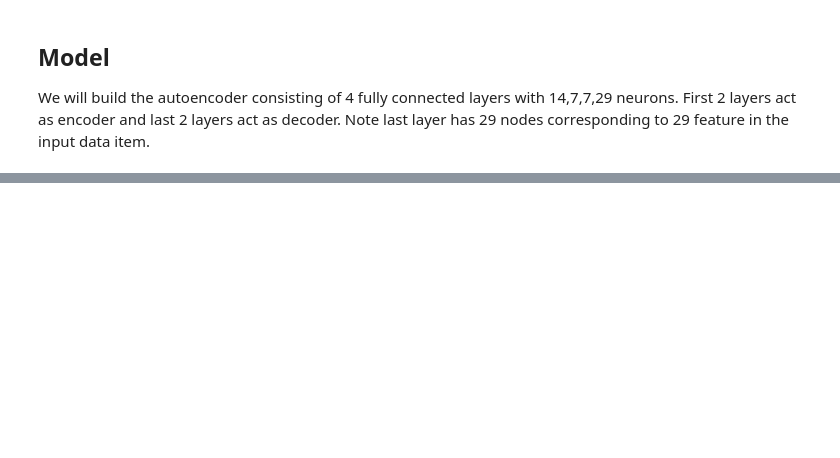
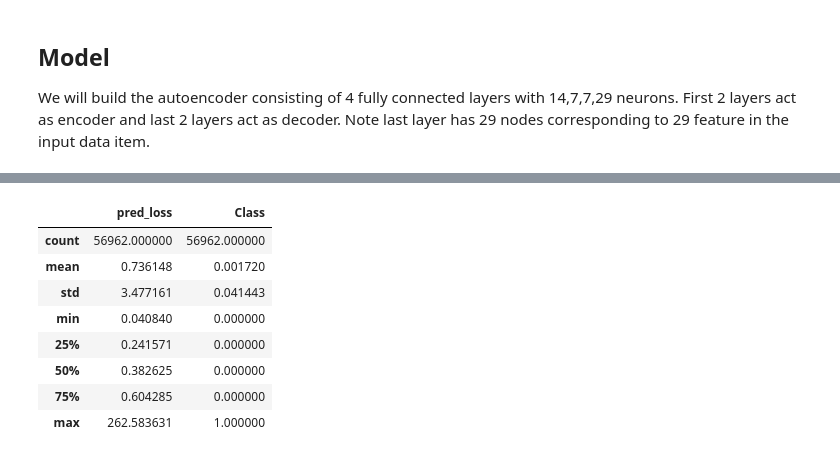
Before and after one commit to vimalkansal/credit_card_fraud_detection, a Jupyter notebook: project/credit_card_fraud_detection.ipynb, the cells around one changed output, grey strips where cells are left out. Saved outputs shown, nothing was run; the diff lists cells and outputs as text; code cells hidden in the pictures; blank space fills up the shorter version.

```diff
--- a/project/credit_card_fraud_detection.ipynb
+++ b/project/credit_card_fraud_detection.ipynb
@@ -187,10 +191,11 @@ X_train, X_test = train_test_split(transactionData, test_size=0.2, random_state=
 X_train = X_train[X_train.Class == 0]
 X_train = X_train.drop(['Class'], axis=1)
 #print(type(X_train))
-#y_test = X_test['Class']
+y_test = X_test['Class']
 X_test = X_test.drop(['Class'], axis=1)
 
 X_train = X_train.values
 #print(type(X_train))
 X_test = X_test.values
-#y_test = y_test.values
+y_test = y_test.values
+print(y_test.size)
@@ -232,7 +239,7 @@ train_loader = data_utils.DataLoader(X_train, batch_size=minibatch_size, shuffle
 
 #test = data_utils.TensorDataset(torch.from_numpy(X_test).double(),torch.from_numpy(y_test).double())
 #test_loader = data_utils.DataLoader(test, batch_size=minibatch_size, shuffle=True)
-test_loader = data_utils.DataLoader(X_test, batch_size=minibatch_size, shuffle=True)
+test_loader = data_utils.DataLoader(X_test, batch_size=1, shuffle=True)
 # %%
 criterion = nn.MSELoss()
 optimizer = torch.optim.Adam(
@@ -286,9 +305,15 @@ epoch [100/100], loss:0.7014
 # %%
-# with torch.no_grad():
-#     test_loss = 0
-#     for data in test_loader:
-#         inputs = data
-#         # print(inputs)
-#         outputs = model(inputs)
-#         pred_loss = criterion(outputs, inputs)
-#         ##print(pred_loss.data.item())
+pred_losses = {'pred_loss' : []}
+model.eval()
+with torch.no_grad():
+    #test_loss = 0
+    for data in test_loader:
+        inputs = data
+        # print(inputs)
+        outputs = model(inputs)
+        loss = criterion(outputs, inputs).data.item()
+        #print(loss)
+        pred_losses['pred_loss'].append(loss)
+
+reconstructionErrorDF = pd.DataFrame(pred_losses)
+reconstructionErrorDF['Class'] = y_test
@@ -306,0 +320,12 @@ plt.show()
+# %%
+reconstructionErrorDF.describe()
+# %% [output]
+|  | pred_loss | Class |
+| count | 56962.000000 | 56962.000000 |
+| mean | 0.736148 | 0.001720 |
+| std | 3.477161 | 0.041443 |
+| min | 0.040840 | 0.000000 |
+| 25% | 0.241571 | 0.000000 |
+| 50% | 0.382625 | 0.000000 |
+| 75% | 0.604285 | 0.000000 |
+| max | 262.583631 | 1.000000 |
```
Also changed, not shown: parts of 7 cells of this notebook.
